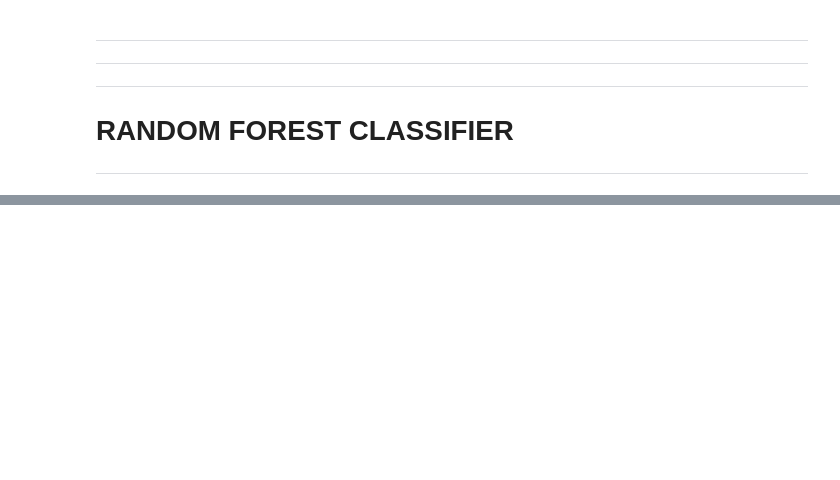
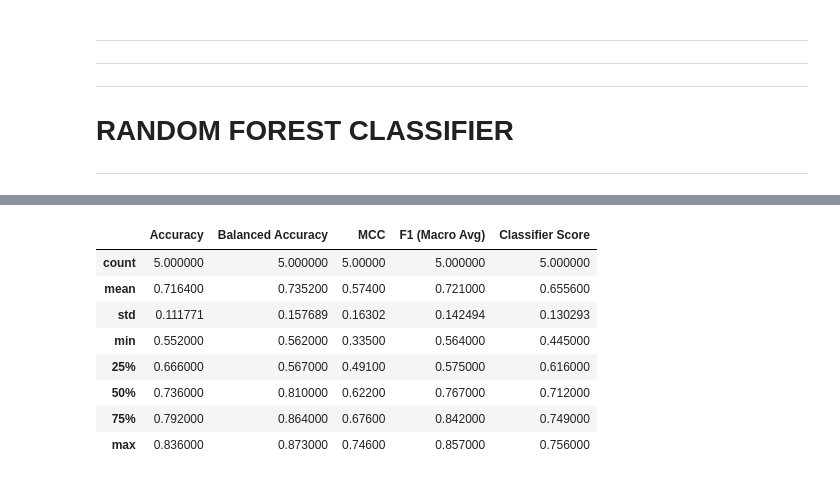
Before and after one commit to DavidLarssonIO/Data-driven-gait-analysis, a Jupyter notebook: main-savya-refined-12sec-shift.ipynb, the cells around one changed output, grey strips where cells are left out. Saved outputs shown, nothing was run; the diff lists cells and outputs as text; code cells hidden in the pictures; blank space fills up the shorter version.

```diff
--- a/main-savya-refined-12sec-shift.ipynb
+++ b/main-savya-refined-12sec-shift.ipynb
@@ -286,6 +184,0 @@ Final List of Parameters of the Classifier:
-# %%
-# Fit the model with training data
-lr.fit(X_train, y_train)
-
-# Evluate the model using validation data and output performance metrics
-results, all_y_pred, CM_arr = evaluate(lr, X_valid, y_valid, 'Multiclass Logistic Regression')
@@ -362,0 +271,12 @@ X_train
+# %%
+lr_results_df.describe()
+# %% [output]
+|  | Accuracy | Balanced Accuracy | MCC | F1 (Macro Avg) | Classifier Score |
+| count | 5.000000 | 5.000000 | 5.00000 | 5.000000 | 5.000000 |
+| mean | 0.716400 | 0.735200 | 0.57400 | 0.721000 | 0.655600 |
+| std | 0.111771 | 0.157689 | 0.16302 | 0.142494 | 0.130293 |
+| min | 0.552000 | 0.562000 | 0.33500 | 0.564000 | 0.445000 |
+| 25% | 0.666000 | 0.567000 | 0.49100 | 0.575000 | 0.616000 |
+| 50% | 0.736000 | 0.810000 | 0.62200 | 0.767000 | 0.712000 |
+| 75% | 0.792000 | 0.864000 | 0.67600 | 0.842000 | 0.749000 |
+| max | 0.836000 | 0.873000 | 0.74600 | 0.857000 | 0.756000 |
```
Also changed, not shown: parts of 21 cells of this notebook.
